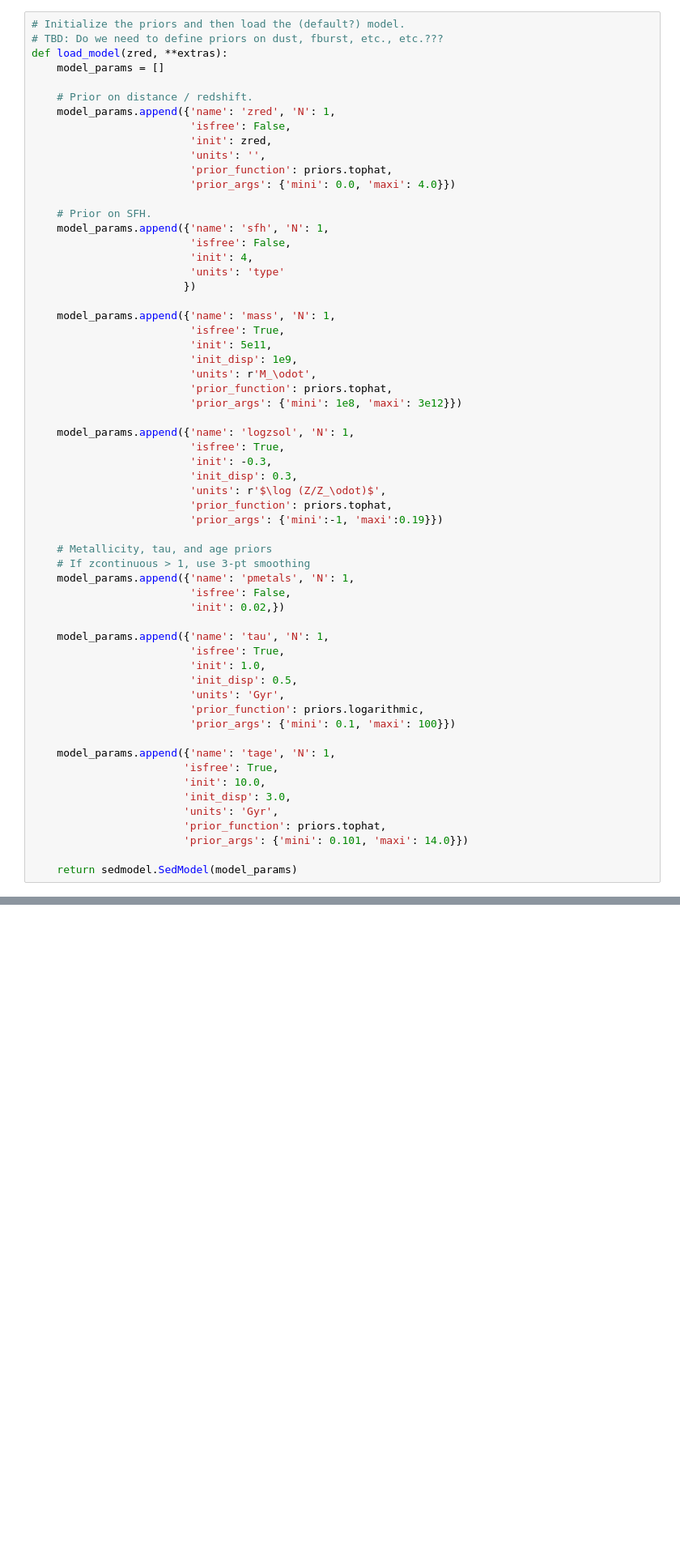
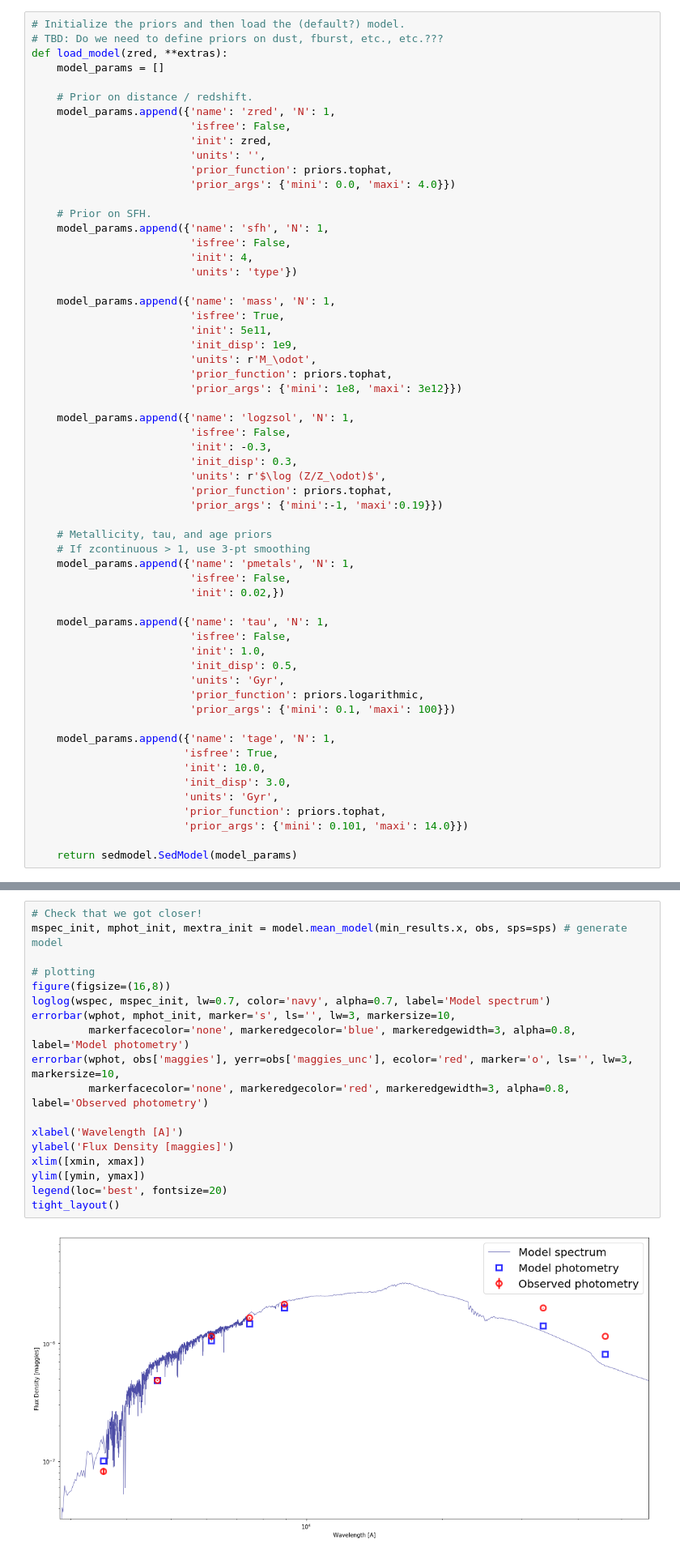
Before and after one commit to moustakas/siena-astrophysics, a Jupyter notebook: research/massivepilot/redmapper-masses.ipynb, the cells around one changed output, grey strips where cells are left out. Shown at 81% size. Drawn from its saved outputs; the diff is of its cells as text; blank space fills up the shorter version.

```diff
--- a/research/massivepilot/redmapper-masses.ipynb
+++ b/research/massivepilot/redmapper-masses.ipynb
@@ -156,8 +140,7 @@ def load_model(zred, **extras):
     model_params.append({'name': 'sfh', 'N': 1,
                          'isfree': False,
                          'init': 4,
-                         'units': 'type'
-                        })
+                         'units': 'type'})
 
     model_params.append({'name': 'mass', 'N': 1,
                          'isfree': True,
@@ -168,7 +151,7 @@ def load_model(zred, **extras):
                          'prior_args': {'mini': 1e8, 'maxi': 3e12}})
 
     model_params.append({'name': 'logzsol', 'N': 1,
-                         'isfree': True,
+                         'isfree': False,
                          'init': -0.3,
                          'init_disp': 0.3,
                          'units': r'$\log (Z/Z_\odot)$',
@@ -182,7 +165,7 @@ def load_model(zred, **extras):
                          'init': 0.02,})
 
     model_params.append({'name': 'tau', 'N': 1,
-                         'isfree': True,
+                         'isfree': False,
                          'init': 1.0,
                          'init_disp': 0.5,
                          'units': 'Gyr',
@@ -383,0 +364,20 @@ best Nelder-Mead lnp: 125.46077295919142
+# %%
+# Check that we got closer!
+mspec_init, mphot_init, mextra_init = model.mean_model(min_results.x, obs, sps=sps) # generate model
+
+# plotting
+figure(figsize=(16,8))
+loglog(wspec, mspec_init, lw=0.7, color='navy', alpha=0.7, label='Model spectrum')
+errorbar(wphot, mphot_init, marker='s', ls='', lw=3, markersize=10,
+         markerfacecolor='none', markeredgecolor='blue', markeredgewidth=3, alpha=0.8, label='Model photometry')
+errorbar(wphot, obs['maggies'], yerr=obs['maggies_unc'], ecolor='red', marker='o', ls='', lw=3, markersize=10,
+         markerfacecolor='none', markeredgecolor='red', markeredgewidth=3, alpha=0.8, label='Observed photometry')
+
+xlabel('Wavelength [A]')
+ylabel('Flux Density [maggies]')
+xlim([xmin, xmax])
+ylim([ymin, ymax])
+legend(loc='best', fontsize=20)
+tight_layout()
+# %% [output]
+[figure, added]
```
Also changed, not shown: parts of 29 cells of this notebook, 7 other files.
